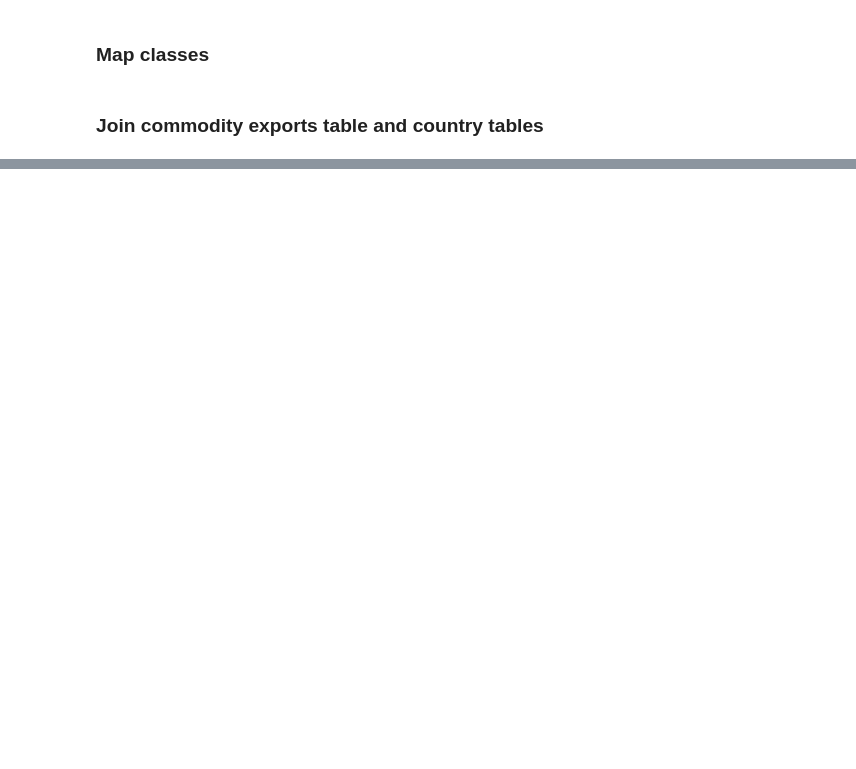
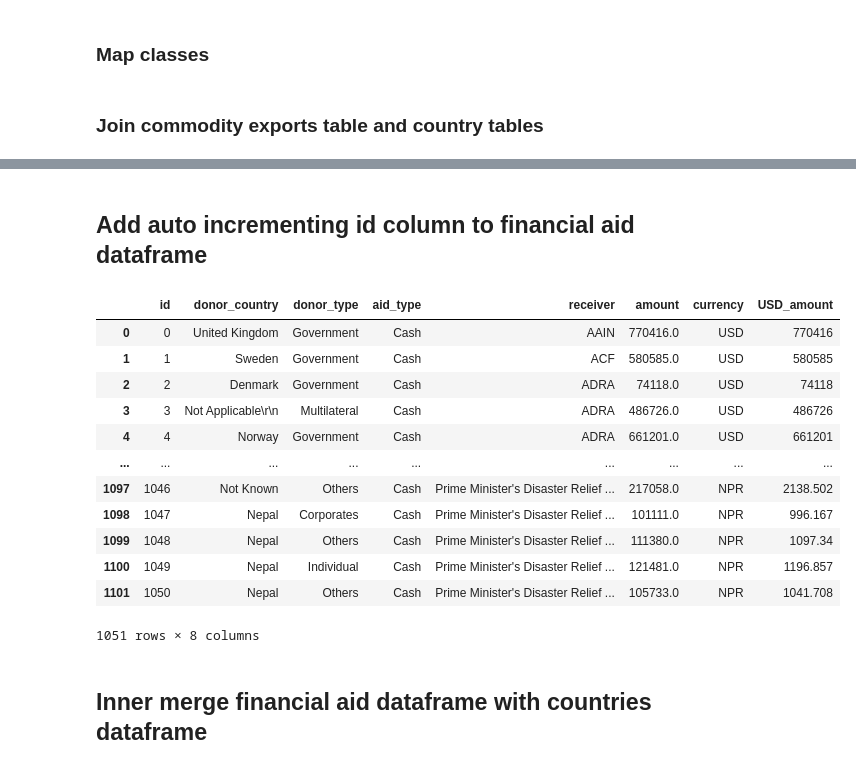
Before and after one commit to croemelt/etl_project, a Jupyter notebook: ELT_project.ipynb, the cells around one changed output, grey strips where cells are left out. Saved outputs shown, nothing was run; the diff lists cells and outputs as text; code cells hidden in the pictures; blank space fills up the shorter version.

```diff
--- a/ELT_project.ipynb
+++ b/ELT_project.ipynb
@@ -535,13 +850,0 @@ import glob
-# %%
-#############################
-#       DO NOT RUN ##########
-#############################
-# Constants
-COMMODITY_TRADE_CSV = os.path.join(".", "Resources", "commodity_trade_statistics_data.csv")
-FINANCIAL_AID_CSV =  os.path.join(".", "Resources", "june-9-data-csv-1.csv")
-DB_NAME = "trade_db"
-COMMODITY_TABLE = "commodity"
-COMMODITY_CATEGORY_TABLE = "commodity_category"
-COMMODITY_CODE_TABLE = "commodity_code"
-cfg_uri_psql = f"postgresql+psycopg2://{username}:{password}@localhost/{DB_NAME}"
-FINANCIAL_AID_TABLE = 'financial_aid'
@@ -624,7 +1011,25 @@ countries_df.to_excel('phil.xlsx')
+# %% [markdown]
+## Add auto incrementing id column to financial aid dataframe
 # %%
 combined_cleaned_df.insert(0, 'id', range(0, 0 + len(combined_cleaned_df)))
 # %%
-combined_cleaned_df.head(5)
+combined_cleaned_df
+# %% [output]
+|  | id | donor_country | donor_type | aid_type | receiver | amount | currency | USD_amount |
+| 0 | 0 | United Kingdom | Government | Cash | AAIN | 770416.0 | USD | 770416 |
+| 1 | 1 | Sweden | Government | Cash | ACF | 580585.0 | USD | 580585 |
+| 2 | 2 | Denmark | Government | Cash | ADRA | 74118.0 | USD | 74118 |
+| 3 | 3 | Not Applicable\r\n | Multilateral | Cash | ADRA | 486726.0 | USD | 486726 |
+| 4 | 4 | Norway | Government | Cash | ADRA | 661201.0 | USD | 661201 |
+| ... | ... | ... | ... | ... | ... | ... | ... | ... |
+| 1097 | 1046 | Not Known | Others | Cash | Prime Minister's Disaster Relief ... | 217058.0 | NPR | 2138.502 |
+| 1098 | 1047 | Nepal | Corporates | Cash | Prime Minister's Disaster Relief ... | 101111.0 | NPR | 996.167 |
+| 1099 | 1048 | Nepal | Others | Cash | Prime Minister's Disaster Relief ... | 111380.0 | NPR | 1097.34 |
+| 1100 | 1049 | Nepal | Individual | Cash | Prime Minister's Disaster Relief ... | 121481.0 | NPR | 1196.857 |
+| 1101 | 1050 | Nepal | Others | Cash | Prime Minister's Disaster Relief ... | 105733.0 | NPR | 1041.708 |
+1051 rows × 8 columns
+# %% [markdown]
+## Inner merge financial aid dataframe with countries dataframe
 # %%
 combined_w_country_id = pd.merge(combined_cleaned_df,countries_df,how='inner',left_on='donor_country',right_on='country_or_area')
 combined_w_country_id
```
Also changed, not shown: parts of 70 cells of this notebook, 2 other files.
